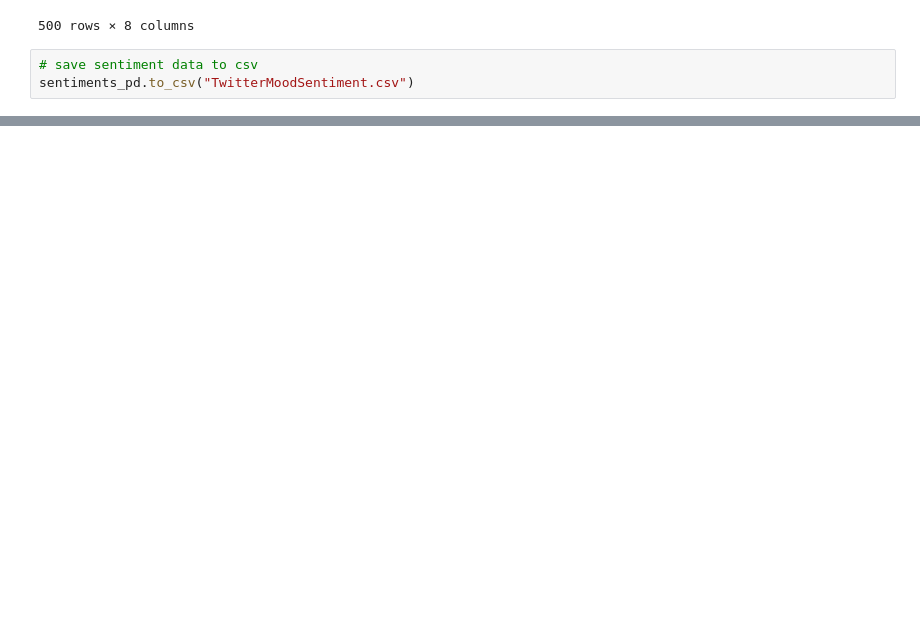
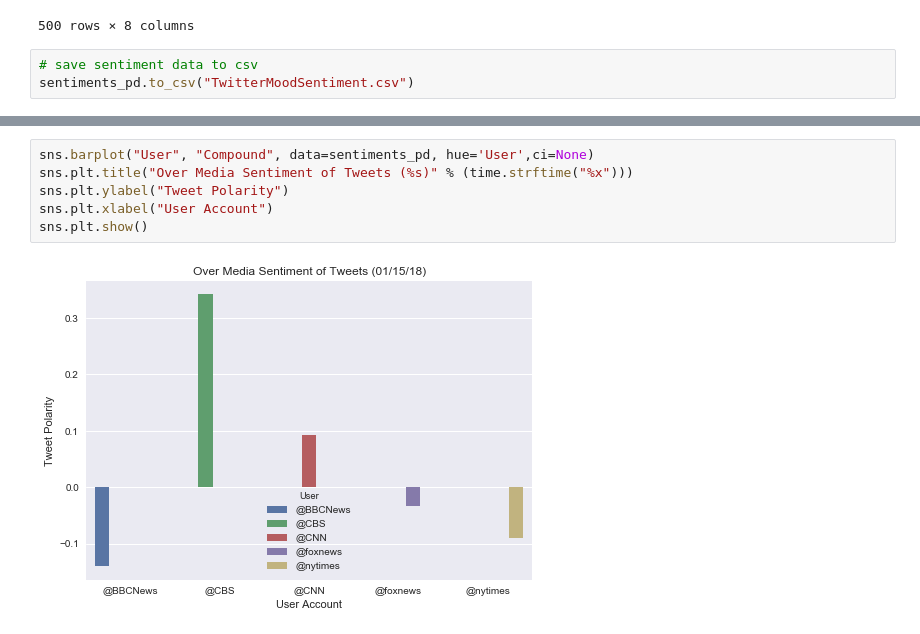
Before and after one commit to timothyyu/twitter-sentiment, a Jupyter notebook: main.ipynb, the cells around one changed output, grey strips where cells are left out. Cells and saved outputs as stored; diff of their text form; blank space fills up the shorter version.

```diff
--- a/main.ipynb
+++ b/main.ipynb
@@ -104,0 +117,8 @@ sns.plt.show()
+# %%
+sns.barplot("User", "Compound", data=sentiments_pd, hue='User',ci=None)
+sns.plt.title("Over Media Sentiment of Tweets (%s)" % (time.strftime("%x")))
+sns.plt.ylabel("Tweet Polarity")
+sns.plt.xlabel("User Account")
+sns.plt.show()
+# %% [output]
+[figure, added]
```
Also changed, not shown: parts of 2 cells of this notebook.
